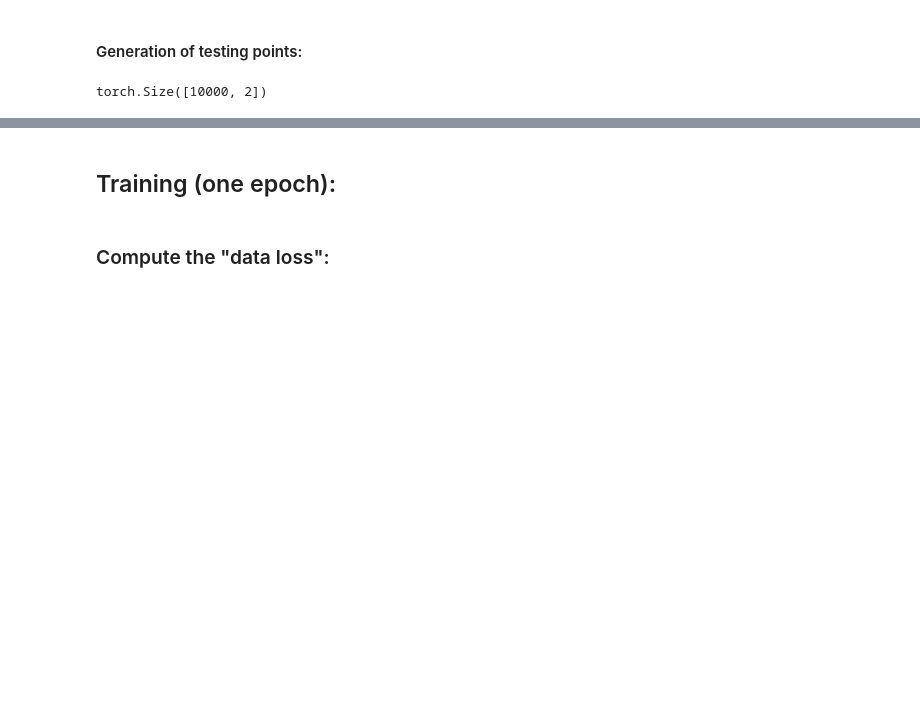
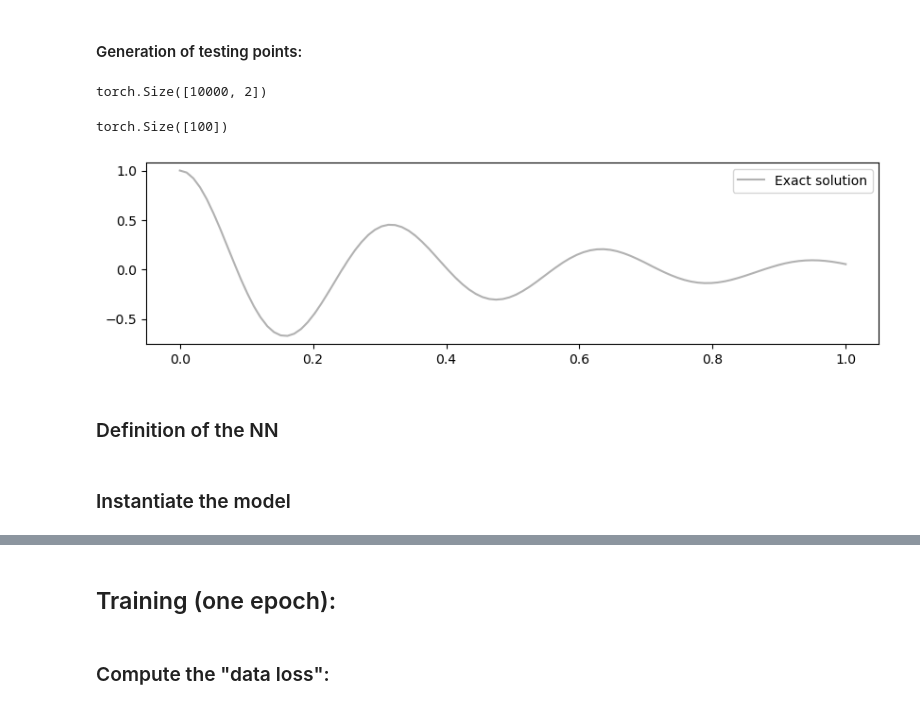
Before and after one commit to luiscssza/PINNS, a Jupyter notebook: BM/PINN_Pendulo_Luis_t_mu.ipynb, the cells around one changed output, grey strips where cells are left out. Cells and saved outputs as stored; diff of their text form; code cells hidden in the pictures; blank space fills up the shorter version.

```diff
--- a/BM/PINN_Pendulo_Luis_t_mu.ipynb
+++ b/BM/PINN_Pendulo_Luis_t_mu.ipynb
@@ -30,9 +30,10 @@ torch.cuda.current_device()
 0
 # %%
 #Definition of the physical constants and hyperparameters:
+mass = 1
 d, w0 = 2, 20
-mu, k = 2*d, w0**2
-learning_rate =  1e-4         # learning rate
+mu, k = 2*d, w0**2            # CUIDADO CON MU. Esta mu NO se utiliza!!!!!
+learning_rate =  1e-3         # learning rate
 lambda1, lambda2 = 1e-4, 1e-4 # loss term hyperparameters
 epochs = 20001
 # %% [markdown]
@@ -117,3 +120,39 @@ torch.Size([10000, 2])
+# %%
+def exact_solution(d, w0, t):
+    "Defines the analytical solution to the under-damped harmonic oscillator problem above."
+    assert d < w0
+    w = np.sqrt(w0**2-d**2)
+    phi = np.arctan(-d/w)
+    A = 1/(2*np.cos(phi))
+    cos = torch.cos(phi+w*t)
+    exp = torch.exp(-d*t)
+    u = exp*2*A*cos
+    return u
+# %%
+test_mu = 5
+# %%
+# Calculation of the exact solution:
+u_exact = exact_solution(test_mu/(2*mass), w0, test_in_t_mu[0])
+#u_exact.view(-1,1)
+u_exact.size()
+#u_exact.numel()
+#u_exact.dim()
+#u_exact
+# %% [output]
+torch.Size([100])
+# %%
+plt.figure(figsize=(10,2.5))
+plt.plot(test_in_t_mu[0],
+         u_exact.cpu(),
+         label="Exact solution",
+         color="tab:grey",
+         alpha=0.6)
+plt.legend()
+plt.show()
+# %% [output]
+[figure, added]
+# %% [markdown]
+### Definition of the NN
 # %%
 ### Definition of the Fully Connected Neural Network Class:
 # define NN
@@ -140,2 +219,4 @@ class FCN(nn.Module):
+# %% [markdown]
+### Instantiate the model
 # %%
 model = FCN(2,1,64,4)
```
Also changed, not shown: parts of 51 cells of this notebook, 1 other file.
